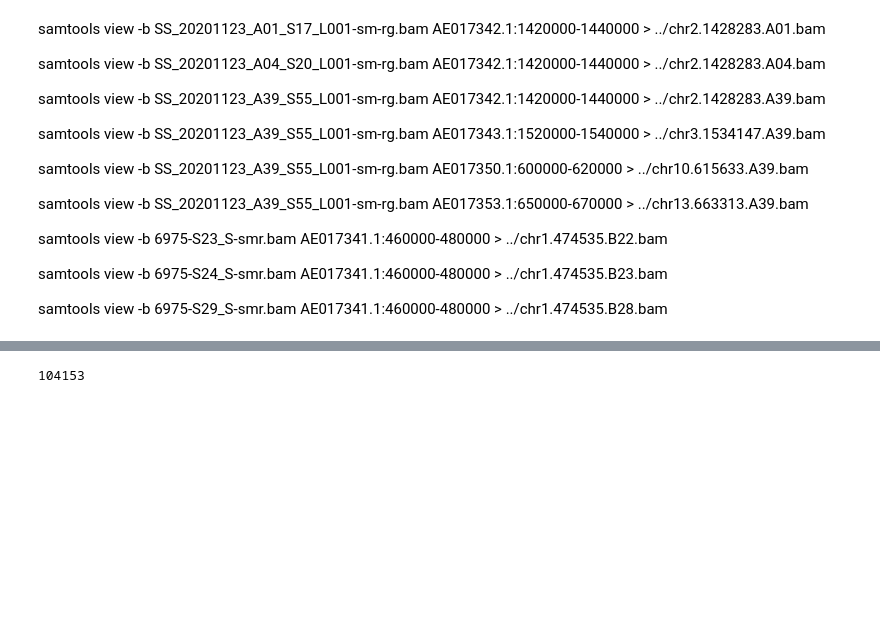
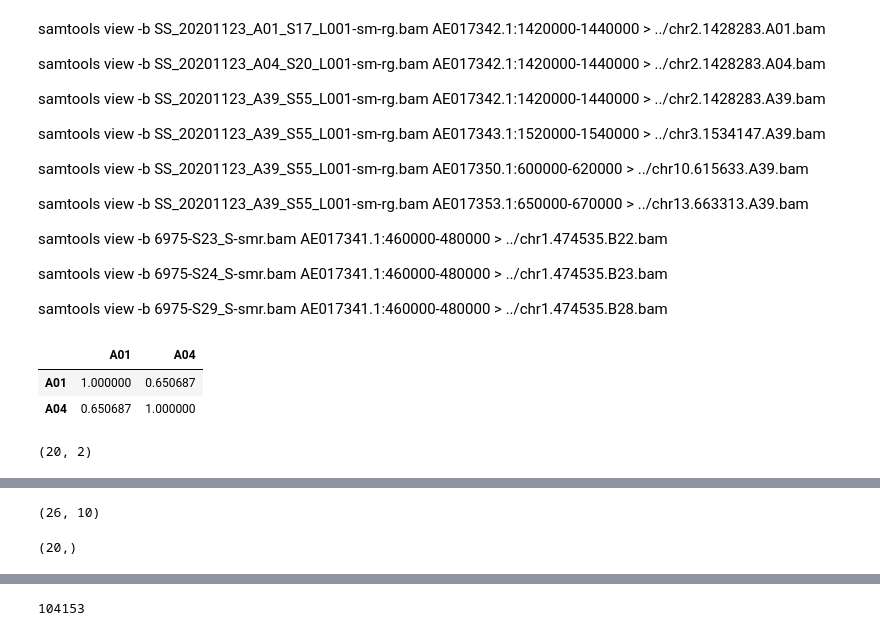
Before and after one commit to magwenelab/Self-Filamentation_B3502_progeny, a Jupyter notebook: SCRIPTS/Variant_filter.ipynb, the cells around one changed output, grey strips where cells are left out. Cells and saved outputs as stored; diff of their text form; code cells hidden in the pictures; blank space fills up the shorter version.

```diff
--- a/SCRIPTS/Variant_filter.ipynb
+++ b/SCRIPTS/Variant_filter.ipynb
@@ -620,6 +636,16 @@ samtools view -b 6975-S23_S-smr.bam AE017341.1:460000-480000 > ../chr1.474535.B2
 samtools view -b 6975-S24_S-smr.bam AE017341.1:460000-480000 > ../chr1.474535.B23.bam
 
 samtools view -b 6975-S29_S-smr.bam AE017341.1:460000-480000 > ../chr1.474535.B28.bam
+# %%
+variants[['A01','A04']].corr(method='spearman')
+# %% [output]
+|  | A01 | A04 |
+| A01 | 1.000000 | 0.650687 |
+| A04 | 0.650687 | 1.000000 |
+# %%
+checks[['Chromosome','Position']].drop_duplicates().shape
+# %% [output]
+(20, 2)
 # %%
 checks
 # %% [output]
@@ -640,3 +666,11 @@ checks
 | 6 | A20 | AE017353.1 | 13 | 72659 | 86.0 | 1.00 | A | G | CNM00290 | conserved hypothetical protein |
 | 8 | A28 | AE017353.1 | 13 | 295570 | 27.0 | 0.93 | TAATAAG | TAAATAAG | CNM00990 | cyclin 1 |
 | 14 | A39 | AE017353.1 | 13 | 663313 | 103.0 | 1.00 | C | T | NaN | NaN |
+# %%
+checks.shape
+# %% [output]
+(26, 10)
+# %%
+checks.Strain.unique().shape,
+# %% [output]
+(20,)
```
Also changed, not shown: parts of 6 cells of this notebook, 4 other files.
